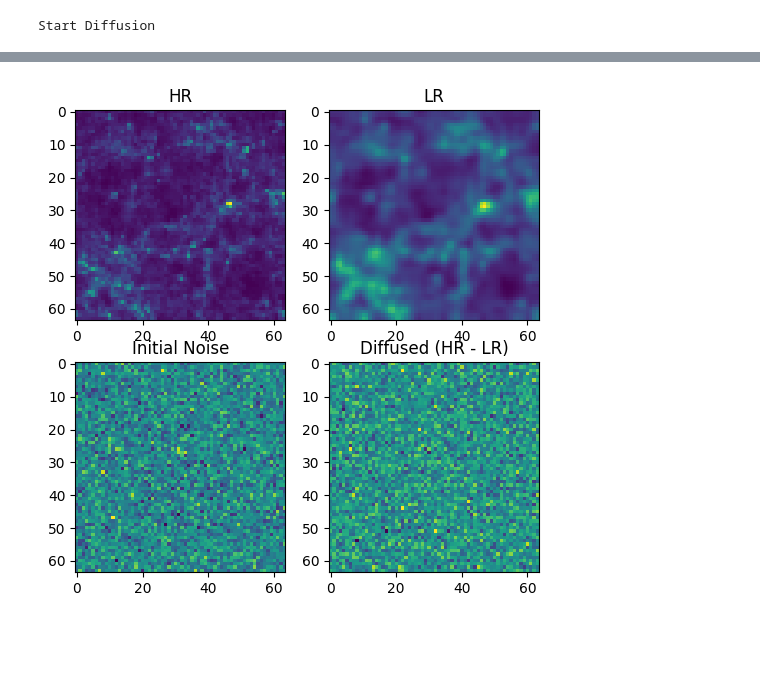
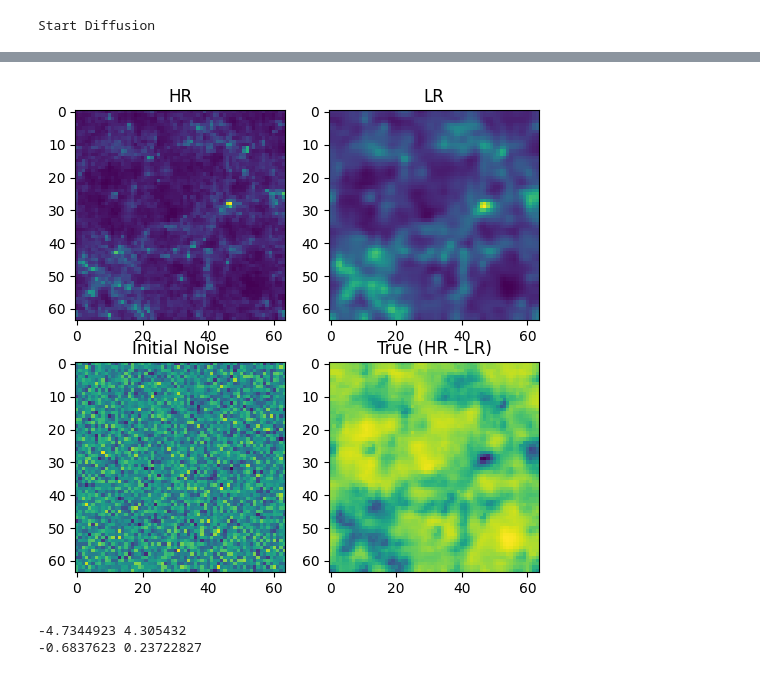
Before and after one commit to atokiwaipmu/SR3D, a Jupyter notebook: SR3D.ipynb, the cells around one changed output, grey strips where cells are left out. Cells and saved outputs as stored; diff of their text form; code cells hidden in the pictures; blank space fills up the shorter version.

```diff
--- a/SR3D.ipynb
+++ b/SR3D.ipynb
@@ -151,9 +131,10 @@ if not os.path.exists(map_dir):
         os.makedirs(map_dir)
 # %%
 print("Start Diffusion")
-tmp_sample =combined_dataset.tensors[0][0].unsqueeze(0).to(device)
+tmp_hr = combined_dataset.tensors[0][0].unsqueeze(0).to(device)
 tmp_lr = combined_dataset.tensors[1][0].unsqueeze(0).to(device)
 tmp_upsample_lr = nn.Upsample(scale_factor = 2, mode='trilinear')(tmp_lr)
+tmp_sample = tmp_hr - tmp_upsample_lr
 q_sample = tmp_diffusion.q_sample(tmp_sample, torch.full((1,), timesteps-1, device=device))
 img = torch.randn(tmp_sample.shape, device=device)
 # %% [output]
@@ -161,17 +163,23 @@ Start Diffusion
 # %%
 # plot initial image
 fig, ax = plt.subplots(2,2, figsize=(6,6))
-ax[0,0].imshow(tmp_sample.squeeze(0).squeeze(0).cpu().numpy().sum(axis=0))
+ax[0,0].imshow(tmp_hr.squeeze(0).squeeze(0).cpu().numpy().sum(axis=0))
 ax[0,0].set_title("HR")
 ax[0,1].imshow(tmp_upsample_lr.squeeze(0).squeeze(0).cpu().numpy().sum(axis=0))
 ax[0,1].set_title("LR")
 ax[1,0].imshow(img.squeeze(0).squeeze(0).cpu().numpy().sum(axis=0))
 ax[1,0].set_title("Initial Noise")
-ax[1,1].imshow(q_sample.squeeze(0).squeeze(0).cpu().numpy().sum(axis=0))
-ax[1,1].set_title("Diffused (HR - LR)")
+ax[1,1].imshow(tmp_sample.squeeze(0).squeeze(0).cpu().numpy().sum(axis=0))
+ax[1,1].set_title("True (HR - LR)")
 plt.show()
 # %% [output]
-[figure, old version]
+[figure, new version]
+# %%
+print(img.min().detach().cpu().numpy(), img.max().detach().cpu().numpy())
+print(tmp_sample.min().detach().cpu().numpy(), tmp_sample.max().detach().cpu().numpy())
+# %% [output]
+-4.7344923 4.305432
+-0.6837623 0.23722827
 # %%
 from tqdm import tqdm
 # %%
```
Also changed, not shown: parts of 5 cells of this notebook, 1 other file.
